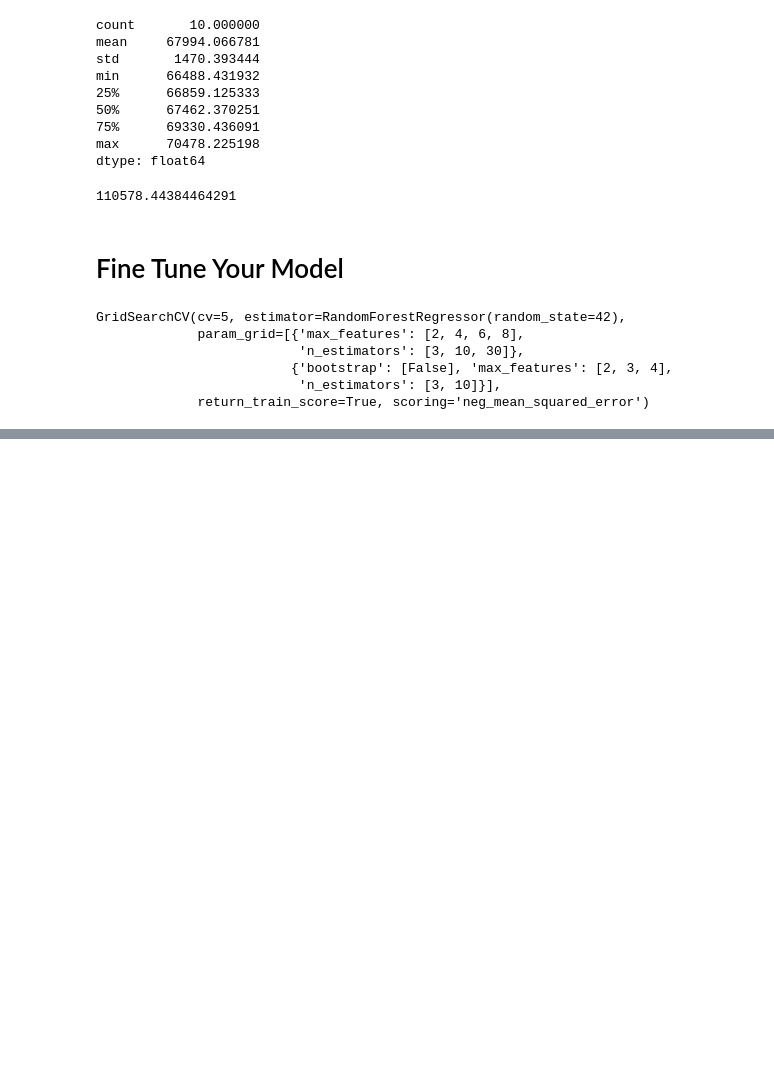
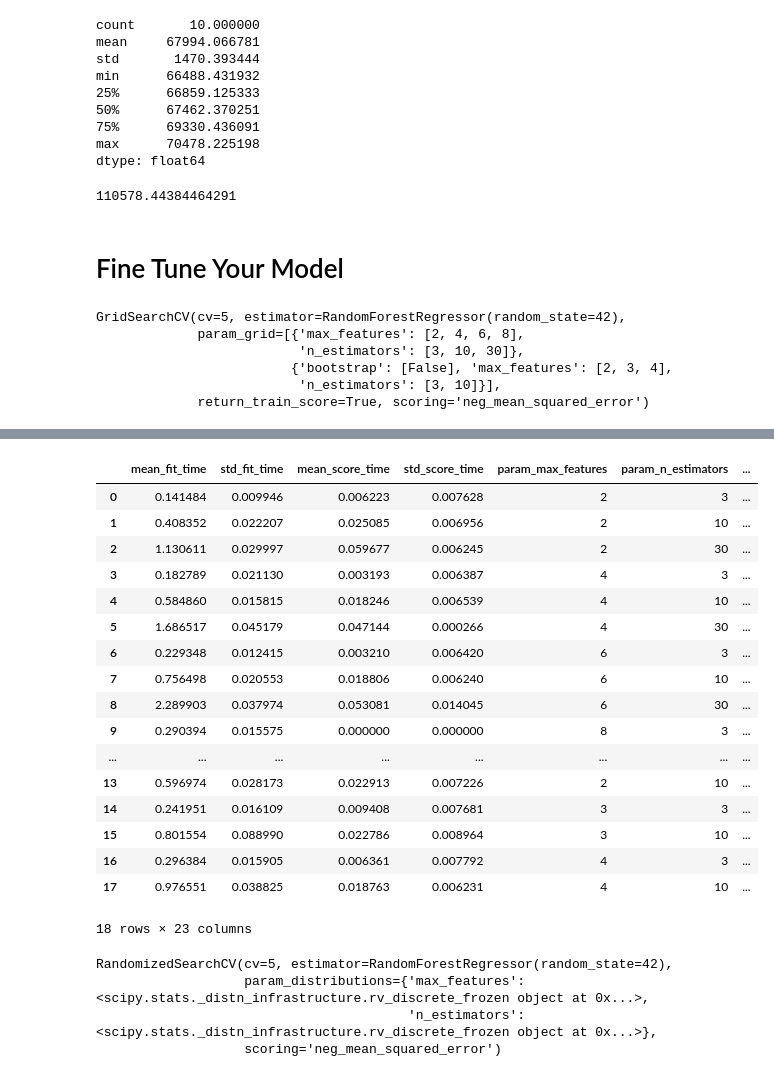
Before and after one commit to Desi-Saitama/California-Housing-Practise-ML, a Jupyter notebook: HOUSING.ipynb, the cells around one changed output, grey strips where cells are left out. Drawn from its saved outputs; the diff is of its cells as text; code cells hidden in the pictures; blank space fills up the shorter version.

```diff
--- a/HOUSING.ipynb
+++ b/HOUSING.ipynb
@@ -745,0 +761,39 @@ _te
+# %%
+pd.DataFrame(grid_search.cv_results_)
+# %% [output]
+|  | mean_fit_time | std_fit_time | mean_score_time | std_score_time | param_max_features | param_n_estimators | ... |
+| 0 | 0.141484 | 0.009946 | 0.006223 | 0.007628 | 2 | 3 | ... |
+| 1 | 0.408352 | 0.022207 | 0.025085 | 0.006956 | 2 | 10 | ... |
+| 2 | 1.130611 | 0.029997 | 0.059677 | 0.006245 | 2 | 30 | ... |
+| 3 | 0.182789 | 0.021130 | 0.003193 | 0.006387 | 4 | 3 | ... |
+| 4 | 0.584860 | 0.015815 | 0.018246 | 0.006539 | 4 | 10 | ... |
+| 5 | 1.686517 | 0.045179 | 0.047144 | 0.000266 | 4 | 30 | ... |
+| 6 | 0.229348 | 0.012415 | 0.003210 | 0.006420 | 6 | 3 | ... |
+| 7 | 0.756498 | 0.020553 | 0.018806 | 0.006240 | 6 | 10 | ... |
+| 8 | 2.289903 | 0.037974 | 0.053081 | 0.014045 | 6 | 30 | ... |
+| 9 | 0.290394 | 0.015575 | 0.000000 | 0.000000 | 8 | 3 | ... |
+| ... | ... | ... | ... | ... | ... | ... | ... |
+| 13 | 0.596974 | 0.028173 | 0.022913 | 0.007226 | 2 | 10 | ... |
+| 14 | 0.241951 | 0.016109 | 0.009408 | 0.007681 | 3 | 3 | ... |
+| 15 | 0.801554 | 0.088990 | 0.022786 | 0.008964 | 3 | 10 | ... |
+| 16 | 0.296384 | 0.015905 | 0.006361 | 0.007792 | 4 | 3 | ... |
+| 17 | 0.976551 | 0.038825 | 0.018763 | 0.006231 | 4 | 10 | ... |
+18 rows × 23 columns
+# %%
+from sklearn.model_selection import RandomizedSearchCV
+from scipy.stats import randint
+
+param_distribs = {
+    'n_estimators': randint(low=1, high=200),
+    'max_features': randint(low=1, high=8),
+}
+
+forest_reg =  RandomForestRegressor(random_state=42)
+rnd_search = RandomizedSearchCV(forest_reg, param_distributions=param_distribs,
+                               n_iter=10, cv=5, scoring='neg_mean_squared_error')
+rnd_search.fit(housing_prepared, housing_labels)
+# %% [output]
+RandomizedSearchCV(cv=5, estimator=RandomForestRegressor(random_state=42),
+                   param_distributions={'max_features': <scipy.stats._distn_infrastructure.rv_discrete_frozen object at 0x...>,
+                                        'n_estimators': <scipy.stats._distn_infrastructure.rv_discrete_frozen object at 0x...>},
+                   scoring='neg_mean_squared_error')
```
Also changed, not shown: parts of 19 cells of this notebook, 1 other file.
